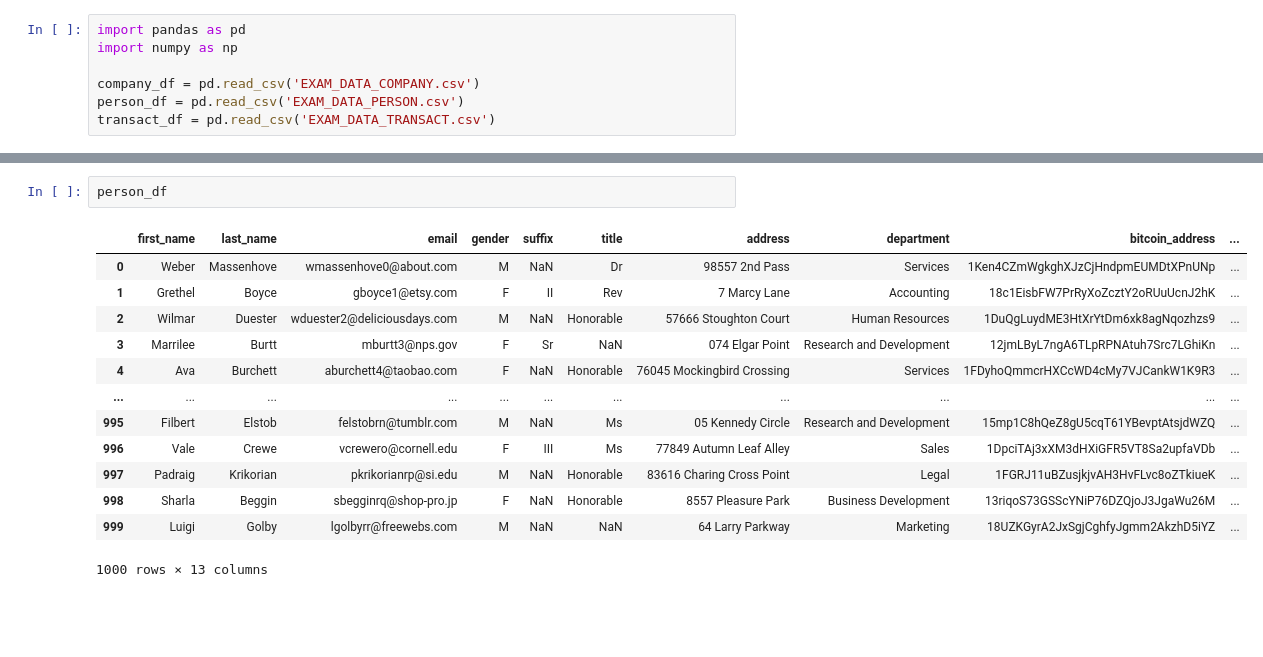
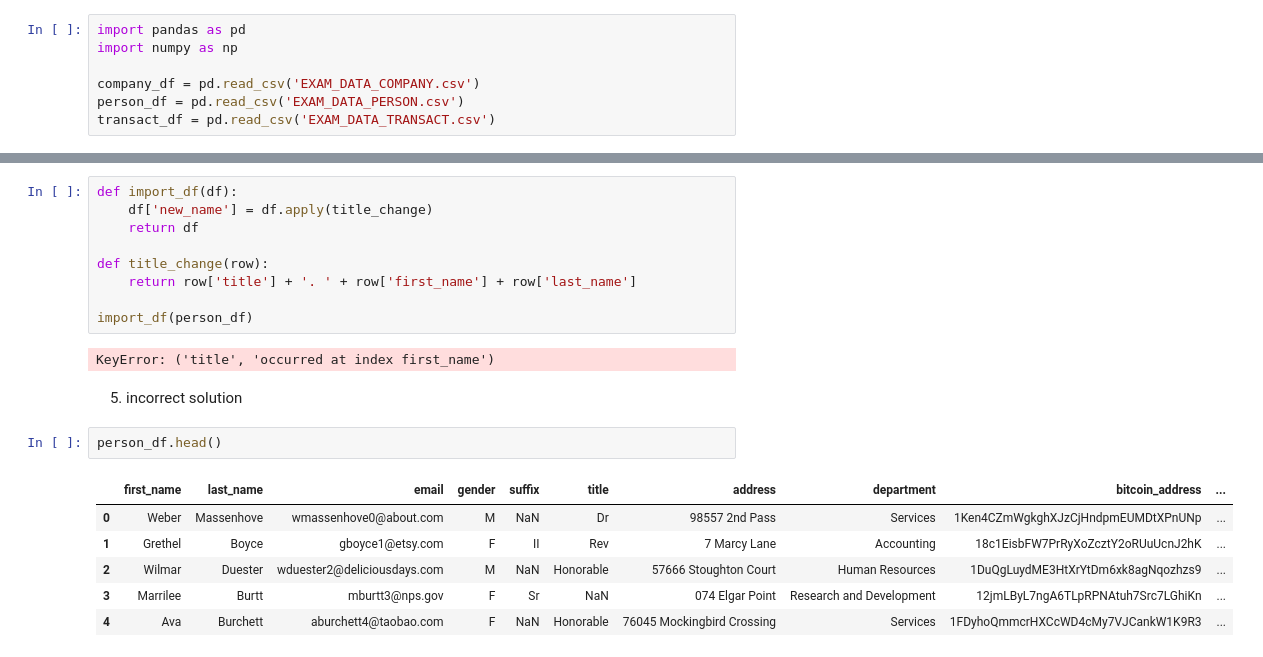
Before and after one commit to cjkoziol/SI330_midterm_files, a Jupyter notebook: notebook.ipynb, the cells around one changed output, grey strips where cells are left out. Cells and saved outputs as stored; diff of their text form; blank space fills up the shorter version.

```diff
--- a/notebook.ipynb
+++ b/notebook.ipynb
@@ -34,16 +241,22 @@ company_df
+# %%
+def import_df(df):
+    df['new_name'] = df.apply(title_change)
+    return df
+
+def title_change(row):
+    return row['title'] + '. ' + row['first_name'] + row['last_name']
+
+import_df(person_df)
+# %% [output]
+KeyError: ('title', 'occurred at index first_name')
+# %% [markdown]
+5. incorrect solution
 # %%
-person_df
+person_df.head()
 # %% [output]
 |  | first_name | last_name | email | gender | suffix | title | address | department | bitcoin_address | ... |
 | 0 | Weber | Massenhove | wmassenhove0@about.com | M | NaN | Dr | 98557 2nd Pass | Services | 1Ken4CZmWgkghXJzCjHndpmEUMDtXPnUNp | ... |
 | 1 | Grethel | Boyce | gboyce1@etsy.com | F | II | Rev | 7 Marcy Lane | Accounting | 18c1EisbFW7PrRyXoZcztY2oRUuUcnJ2hK | ... |
 | 2 | Wilmar | Duester | wduester2@deliciousdays.com | M | NaN | Honorable | 57666 Stoughton Court | Human Resources | 1DuQgLuydME3HtXrYtDm6xk8agNqozhzs9 | ... |
 | 3 | Marrilee | Burtt | mburtt3@nps.gov | F | Sr | NaN | 074 Elgar Point | Research and Development | 12jmLByL7ngA6TLpRPNAtuh7Src7LGhiKn | ... |
 | 4 | Ava | Burchett | aburchett4@taobao.com | F | NaN | Honorable | 76045 Mockingbird Crossing | Services | 1FDyhoQmmcrHXCcWD4cMy7VJCankW1K9R3 | ... |
-| ... | ... | ... | ... | ... | ... | ... | ... | ... | ... | ... |
-| 995 | Filbert | Elstob | felstobrn@tumblr.com | M | NaN | Ms | 05 Kennedy Circle | Research and Development | 15mp1C8hQeZ8gU5cqT61YBevptAtsjdWZQ | ... |
-| 996 | Vale | Crewe | vcrewero@cornell.edu | F | III | Ms | 77849 Autumn Leaf Alley | Sales | 1DpciTAj3xXM3dHXiGFR5VT8Sa2upfaVDb | ... |
-| 997 | Padraig | Krikorian | pkrikorianrp@si.edu | M | NaN | Honorable | 83616 Charing Cross Point | Legal | 1FGRJ11uBZusjkjvAH3HvFLvc8oZTkiueK | ... |
-| 998 | Sharla | Beggin | sbegginrq@shop-pro.jp | F | NaN | Honorable | 8557 Pleasure Park | Business Development | 13riqoS73GSScYNiP76DZQjoJ3JgaWu26M | ... |
-| 999 | Luigi | Golby | lgolbyrr@freewebs.com | M | NaN | NaN | 64 Larry Parkway | Marketing | 18UZKGyrA2JxSgjCghfyJgmm2AkzhD5iYZ | ... |
-1000 rows × 13 columns
```
Also changed, not shown: parts of 23 cells of this notebook, 4 other files.
